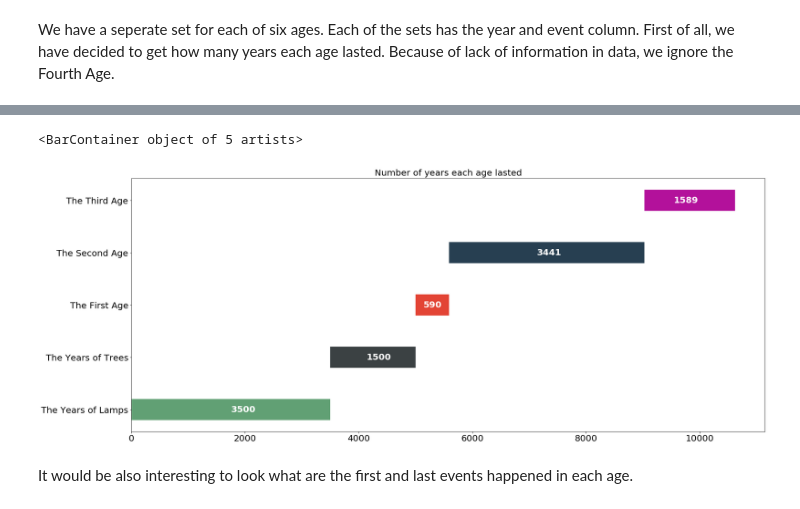
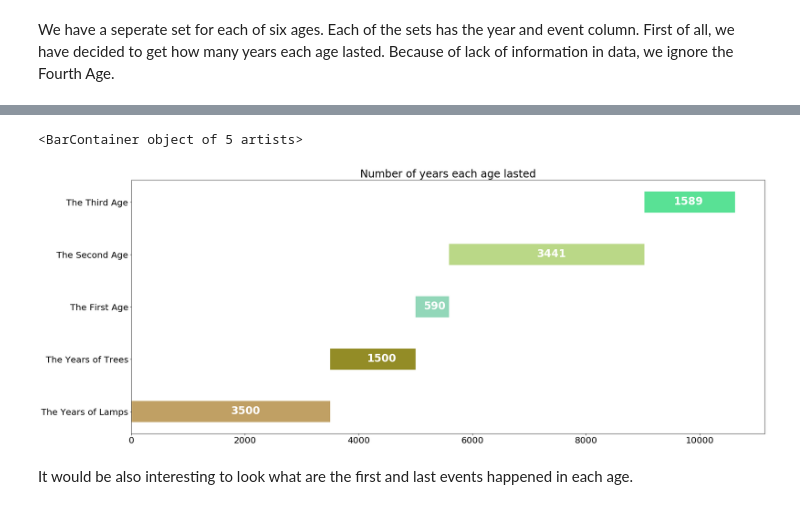
Before and after one commit to com-480-data-visualization/com-480-project-bkh, a Jupyter notebook: ExploratoryAnalysis_final.ipynb, the cells around one changed output, grey strips where cells are left out. Saved outputs shown, nothing was run; the diff lists cells and outputs as text; code cells hidden in the pictures.

```diff
--- a/ExploratoryAnalysis_final.ipynb
+++ b/ExploratoryAnalysis_final.ipynb
@@ -1,14 +0,0 @@
-# %%
-import re
-import numpy as np
-import pandas as pd
-import requests
-import matplotlib.pyplot as plt
-
-plt.rc('font', size=20)          # controls default text sizes
-plt.rc('axes', titlesize=20)     # fontsize of the axes title
-plt.rc('axes', labelsize=14)    # fontsize of the x and y labels
-plt.rc('xtick', labelsize=20)    # fontsize of the tick labels
-plt.rc('ytick', labelsize=20)    # fontsize of the tick labels
-plt.rc('legend', fontsize=20)    # legend fontsize
-plt.rc('figure', titlesize=20)  # fontsize of the figure title
@@ -99,6 +92,14 @@ all_genders
 | 3 | Hobbit | 101 | 41 |
 | 4 | Men | 335 | 51 |
 # %%
+plt.rc('font', size=24)          # controls default text sizes
+plt.rc('axes', titlesize=24)     # fontsize of the axes title
+plt.rc('axes', labelsize=24)    # fontsize of the x and y labels
+plt.rc('xtick', labelsize=24)    # fontsize of the tick labels
+plt.rc('ytick', labelsize=24)    # fontsize of the tick labels
+plt.rc('legend', fontsize=24)    # legend fontsize
+plt.rc('figure', titlesize=24)  # fontsize of the figure title
+
 y_pos = np.arange(5)
 
 r = all_genders.race.values
@@ -527,3 +528,13 @@ So, it seems Frodo loves Sam, Bilbo, and Gandalf so much.
 # Analysis of timeline of events datasets
 # %% [markdown]
 We have a seperate set for each of six ages. Each of the sets has the year and event column. First of all, we have decided to get how many years each age lasted. Because of lack of information in data, we ignore the Fourth Age.
+# %%
+timeline_data_path = data_path + 'timeline_lotr/'
+
+ages = {'YL' : 'Valian Year', 'YT': 'Year of the Trees', 'FA':'F.A.', 'SA':'S.A.', 'TA':'T.A.', 'FO':'Fo.A.'}
+ages_original = ['The Years of Lamps', 'The Years of Trees', 'The First Age', 'The Second Age', 'The Third Age', 'The Fourth Age']
+# %%
+for i, age in enumerate(list(ages.keys())):
+    print(ages_original[i], ": ")
+    data = pd.read_csv(timeline_data_path + age + '.csv')
+    display(data.head())
@@ -530,42 +584,41 @@ We have a seperate set for each of six ages. Each of the sets has the year and e
 # %%
-ages = {'YL' : 'Valian Year', 'YT': 'Year of the Trees', 'FA':'F.A.', 'SA':'S.A.', 'TA':'T.A.'}
 begin = []
 end = []
 curr_sum = 0
-for age in list(ages.keys()):
+for age in list(ages.keys())[:-1]:
     data = pd.read_csv(timeline_data_path + age + '.csv')
     if age == 'YL':
         years = int(re.sub(r'([^\s\w]|_)+', ' ', data.iloc[-1][ages[age]]).split(' ')[1])
     elif age == 'SA':
         years = int(re.sub(r'([^\s\w]|_)+', '', data.iloc[-1][ages[age]]))
     else:
         years = int(data.iloc[-1][ages[age]])
     begin.append(curr_sum)
     end.append(curr_sum + years)
     curr_sum += years
 
 begin = np.array(begin)
 end = np.array(end)
 
 plt.rc('xtick', labelsize=20)
 plt.rc('ytick', labelsize=20)
 
 fig = plt.figure(figsize=(20,8))
 ax = fig.add_axes([0,0,1,1])
 
 ax.set_yticks(range(len(begin)))
 
 for i, v in enumerate(end):
     ax.text(end[i] - (end[i] - begin[i]) / 2 - begin[i] / 32, i - .05, str(end[i]-begin[i]), color='white', fontweight='bold')
 
 ax.set_title('Number of years each age lasted')
 
 ax.set_yticklabels(labels=['The Years of Lamps', 'The Years of Trees', 'The First Age', 'The Second Age', 'The Third Age'])
 
 ax.barh(range(len(begin)), end-begin, left=begin, height = 0.4, color = np.random.rand(5,3))
 # %% [output]
 <BarContainer object of 5 artists>
-[figure, old version]
+[figure, new version]
 # %% [markdown]
 It would be also interesting to look what are the first and last events happened in each age.
 # %%
```
Also changed, not shown: parts of 10 cells of this notebook.
